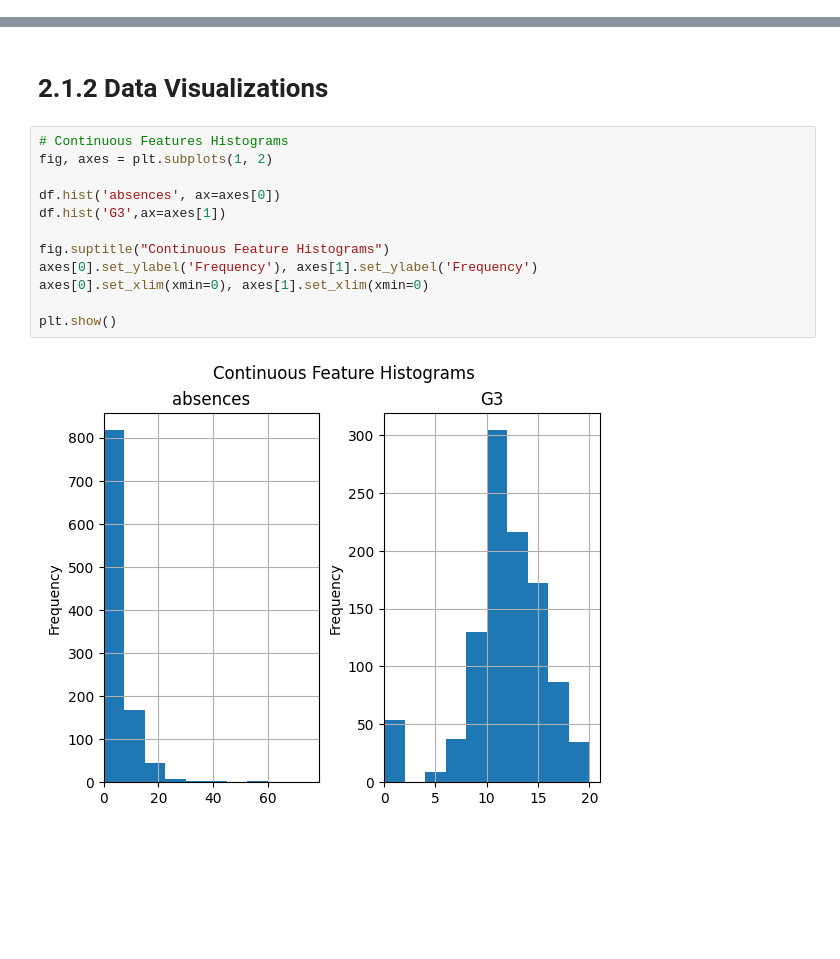
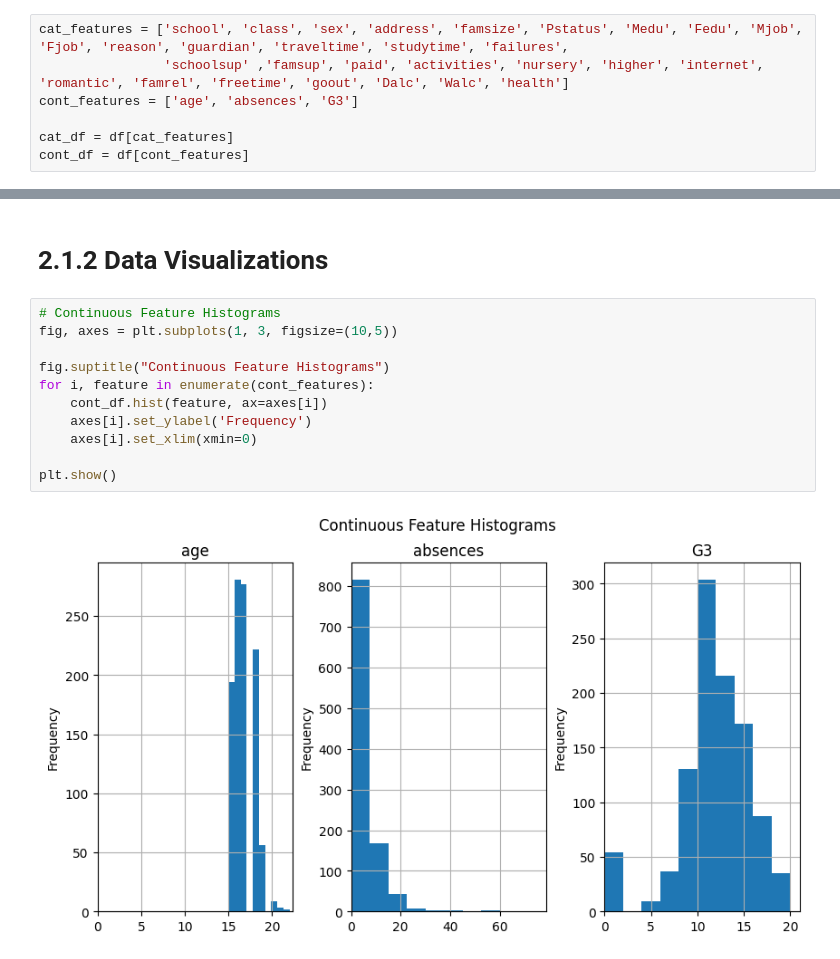
Before and after one commit to razatsutradhar/DS_exam_evaluation, a Jupyter notebook: progress_report_2.1_2.1.2.ipynb, the cells around one changed output, grey strips where cells are left out. Cells and saved outputs as stored; diff of their text form; blank space fills up the shorter version.

Commit message:
updated visuals

```diff
--- a/progress_report_2.1_2.1.2.ipynb
+++ b/progress_report_2.1_2.1.2.ipynb
@@ -13,5 +25,12 @@ cont_df = df[cont_features]
 # %% [markdown]
 # 2.1 Data Quality Report
+# %%
+cat_features = ['school', 'class', 'sex', 'address', 'famsize', 'Pstatus', 'Medu', 'Fedu', 'Mjob', 'Fjob', 'reason', 'guardian', 'traveltime', 'studytime', 'failures',
+                'schoolsup' ,'famsup', 'paid', 'activities', 'nursery', 'higher', 'internet', 'romantic', 'famrel', 'freetime', 'goout', 'Dalc', 'Walc', 'health']
+cont_features = ['age', 'absences', 'G3']
+
+cat_df = df[cat_features]
+cont_df = df[cont_features]
 # %%
 # Cat. Feature Data Quality Report
 # Feature feature
@@ -75,16 +95,15 @@ cont_dq_report.head()
 # %% [markdown]
 # 2.1.2 Data Visualizations
 # %%
-# Continuous Features Histograms
-fig, axes = plt.subplots(1, 2)
-
-df.hist('absences', ax=axes[0])
-df.hist('G3',ax=axes[1])
+# Continuous Feature Histograms
+fig, axes = plt.subplots(1, 3, figsize=(10,5))
 
 fig.suptitle("Continuous Feature Histograms")
-axes[0].set_ylabel('Frequency'), axes[1].set_ylabel('Frequency')
-axes[0].set_xlim(xmin=0), axes[1].set_xlim(xmin=0)
+for i, feature in enumerate(cont_features):
+    cont_df.hist(feature, ax=axes[i])
+    axes[i].set_ylabel('Frequency')
+    axes[i].set_xlim(xmin=0)
 
 plt.show()
 # %% [output]
-[figure, old version]
+[figure, new version]
```
Also changed, not shown: parts of 6 cells of this notebook.
